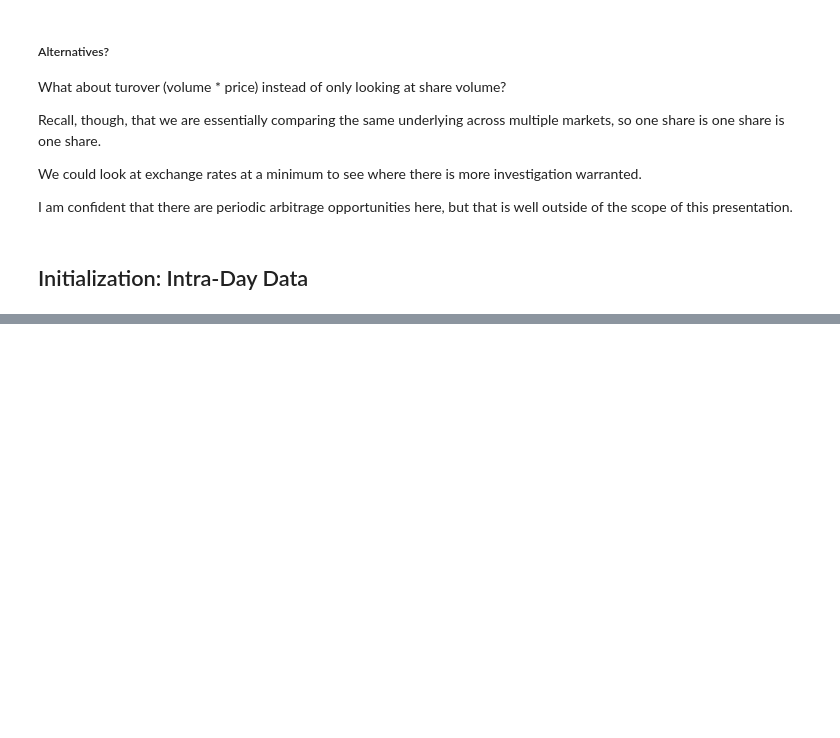
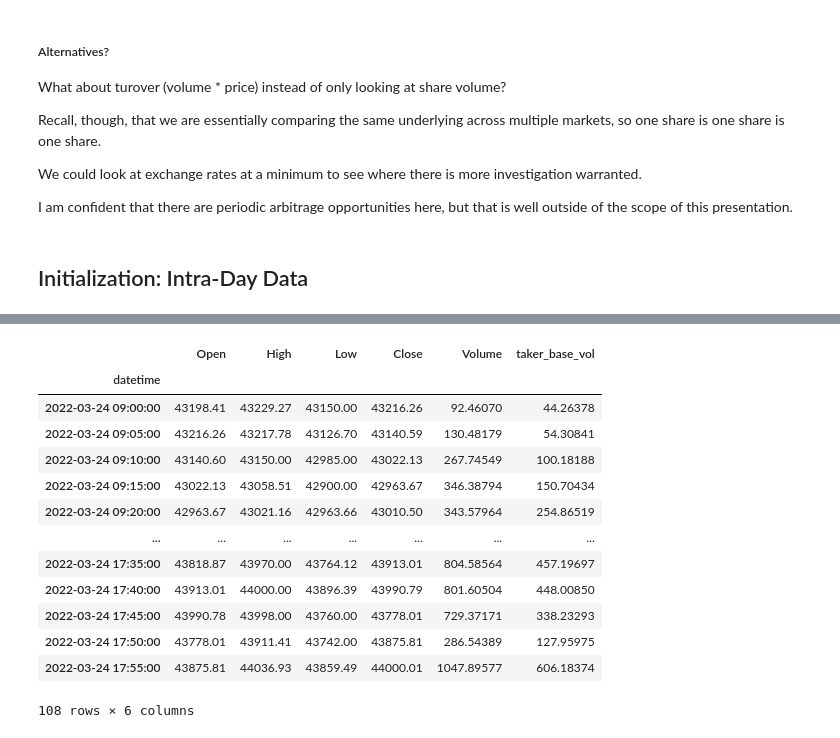
Before and after one commit to algo-dude/ETPLiquidity, a Jupyter notebook: liquidity.ipynb, the cells around one changed output, grey strips where cells are left out. Cells and saved outputs as stored; diff of their text form; code cells hidden in the pictures; blank space fills up the shorter version.

```diff
--- a/liquidity.ipynb
+++ b/liquidity.ipynb
@@ -131,0 +216,42 @@ corr
+# %%
+# get binance minute data for 24 March 2022url = 'https://api.binance.com/api/v3/klines'
+import requests
+import json
+import datetime as dt
+url = 'https://api.binance.com/api/v3/klines'
+symbol = 'BTCUSDT'
+interval = '5m'
+start = str(int(dt.datetime(2022,3,24).timestamp()*1000))
+end = str(int(dt.datetime(2022,3,25).timestamp()*1000))
+par = {'symbol': symbol, 'interval': interval, 'startTime': start, 'endTime': end}
+data = pd.DataFrame(json.loads(requests.get(url, params= par).text))
+#format columns name
+data.columns = ['datetime', 'Open', 'High', 'Low', 'Close', 'Volume','close_time', 'qav', 'num_trades','taker_base_vol', 'taker_quote_vol', 'ignore']
+data.index = [dt.datetime.fromtimestamp(x/1000.0) for x in data.datetime]
+data=data.astype(float)
+# set index to datetime column
+data.index = data['datetime']
+# drop a few columns
+data = data.drop(['datetime', 'close_time', 'qav', 'num_trades','taker_quote_vol', 'ignore'], axis=1)
+# %%
+# Convert index to hh:mm:ss.ms
+# Shift one hour to get GMT +1
+data.index = pd.to_datetime(data.index, unit='ms').shift(1, freq='H')
+# drop outside of time frame 0900 - 1730
+data = data.loc[(data.index.hour >= 9) & (data.index.hour <= 17)]
+data
+# %% [output]
+|  | Open | High | Low | Close | Volume | taker_base_vol |
+| datetime |  |  |  |  |  |  |
+| 2022-03-24 09:00:00 | 43198.41 | 43229.27 | 43150.00 | 43216.26 | 92.46070 | 44.26378 |
+| 2022-03-24 09:05:00 | 43216.26 | 43217.78 | 43126.70 | 43140.59 | 130.48179 | 54.30841 |
+| 2022-03-24 09:10:00 | 43140.60 | 43150.00 | 42985.00 | 43022.13 | 267.74549 | 100.18188 |
+| 2022-03-24 09:15:00 | 43022.13 | 43058.51 | 42900.00 | 42963.67 | 346.38794 | 150.70434 |
+| 2022-03-24 09:20:00 | 42963.67 | 43021.16 | 42963.66 | 43010.50 | 343.57964 | 254.86519 |
+| ... | ... | ... | ... | ... | ... | ... |
+| 2022-03-24 17:35:00 | 43818.87 | 43970.00 | 43764.12 | 43913.01 | 804.58564 | 457.19697 |
+| 2022-03-24 17:40:00 | 43913.01 | 44000.00 | 43896.39 | 43990.79 | 801.60504 | 448.00850 |
+| 2022-03-24 17:45:00 | 43990.78 | 43998.00 | 43760.00 | 43778.01 | 729.37171 | 338.23293 |
+| 2022-03-24 17:50:00 | 43778.01 | 43911.41 | 43742.00 | 43875.81 | 286.54389 | 127.95975 |
+| 2022-03-24 17:55:00 | 43875.81 | 44036.93 | 43859.49 | 44000.01 | 1047.89577 | 606.18374 |
+108 rows × 6 columns
```
Also changed, not shown: parts of 10 cells of this notebook.
